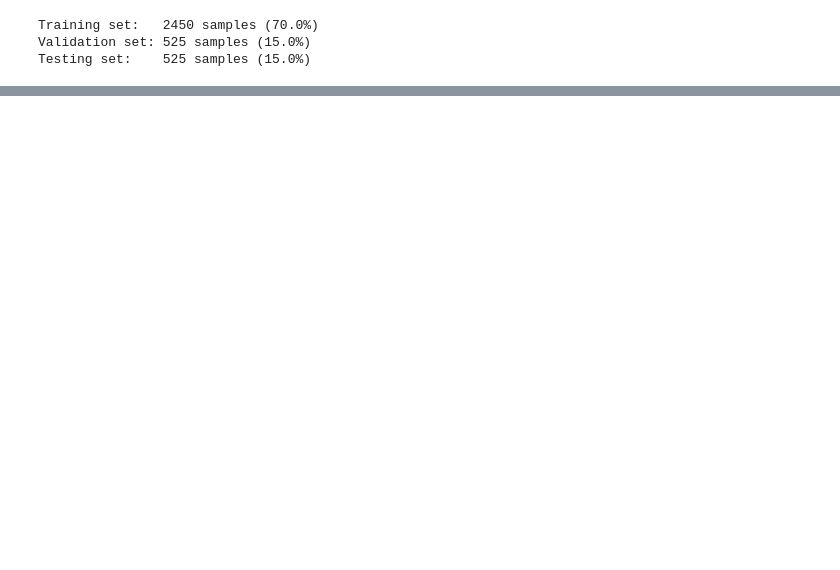
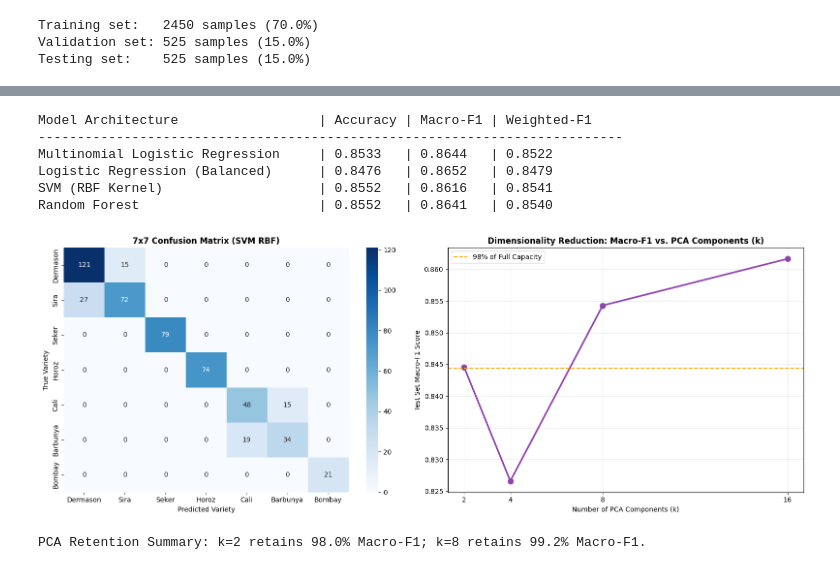
Before and after one commit to MuhammadaAbdullah70178208/AI101-ML-Assignment-70178208, a Jupyter notebook: A3_Dry_Bean_Recognition/A3_notebook.ipynb, the cells around one changed output, grey strips where cells are left out. Saved outputs shown, nothing was run; the diff lists cells and outputs as text; code cells hidden in the pictures; blank space fills up the shorter version.

```diff
--- a/A3_Dry_Bean_Recognition/A3_notebook.ipynb
+++ b/A3_Dry_Bean_Recognition/A3_notebook.ipynb
@@ -141,0 +103,69 @@ Components (k)  | Test Macro-F1   | % of Full Retention
+# %%
+# 5. Multi-Class Model Benchmarking (StandardScaler Pipelines)
+models_a3 = {
+    "Multinomial Logistic Regression": Pipeline([('scaler', StandardScaler()), ('clf', LogisticRegression(max_iter=1000, random_state=RANDOM_SEED))]),
+    "Logistic Regression (Balanced)": Pipeline([('scaler', StandardScaler()), ('clf', LogisticRegression(class_weight='balanced', max_iter=1000, random_state=RANDOM_SEED))]),
+    "SVM (RBF Kernel)": Pipeline([('scaler', StandardScaler()), ('clf', SVC(kernel='rbf', C=10.0, random_state=RANDOM_SEED))]),
+    "Random Forest": Pipeline([('scaler', StandardScaler()), ('clf', RandomForestClassifier(n_estimators=100, max_depth=12, random_state=RANDOM_SEED))])
+}
+
+res_a3 = {}
+print(f"{'Model Architecture':<35} | Accuracy | Macro-F1 | Weighted-F1")
+print("-" * 75)
+for name, pipe in models_a3.items():
+    pipe.fit(X_train, y_train)
+    preds = pipe.predict(X_test)
+    acc = accuracy_score(y_test, preds)
+    macro_f1 = f1_score(y_test, preds, average='macro')
+    weighted_f1 = f1_score(y_test, preds, average='weighted')
+    res_a3[name] = {"acc": acc, "macro_f1": macro_f1, "weighted_f1": weighted_f1, "preds": preds}
+    print(f"{name:<35} | {acc:.4f}   | {macro_f1:.4f}   | {weighted_f1:.4f}")
+# %% [output]
+Model Architecture                  | Accuracy | Macro-F1 | Weighted-F1
+---------------------------------------------------------------------------
+Multinomial Logistic Regression     | 0.8533   | 0.8644   | 0.8522
+Logistic Regression (Balanced)      | 0.8476   | 0.8652   | 0.8479
+SVM (RBF Kernel)                    | 0.8552   | 0.8616   | 0.8541
+Random Forest                       | 0.8552   | 0.8641   | 0.8540
+# %%
+# 6. Error Analysis: 7x7 Confusion Matrix & PCA Dimensionality Study
+best_preds = res_a3["SVM (RBF Kernel)"]["preds"]
+cm = confusion_matrix(y_test, best_preds, labels=classes)
+
+k_values = [2, 4, 8, 16]
+k_f1s = []
+for k in k_values:
+    p_k = Pipeline([
+        ('scaler', StandardScaler()),
+        ('pca', PCA(n_components=k, random_state=RANDOM_SEED)),
+        ('clf', SVC(kernel='rbf', C=10.0, random_state=RANDOM_SEED))
+    ])
+    p_k.fit(X_train, y_train)
+    pred_k = p_k.predict(X_test)
+    k_f1s.append(float(f1_score(y_test, pred_k, average='macro')))
+
+fig, axes = plt.subplots(1, 2, figsize=(16, 6))
+
+# Confusion Matrix
+sns.heatmap(cm, annot=True, fmt='d', cmap='Blues', ax=axes[0], xticklabels=classes, yticklabels=classes)
+axes[0].set_title("7x7 Confusion Matrix (SVM RBF)", fontsize=12, fontweight='bold')
+axes[0].set_xlabel("Predicted Variety")
+axes[0].set_ylabel("True Variety")
+
+# Macro-F1 vs PCA components
+axes[1].plot(k_values, k_f1s, marker='o', color='#8e44ad', lw=2.5, markersize=8)
+axes[1].axhline(k_f1s[-1] * 0.98, color='orange', linestyle='--', label='98% of Full Capacity')
+axes[1].set_title("Dimensionality Reduction: Macro-F1 vs. PCA Components (k)", fontsize=12, fontweight='bold')
+axes[1].set_xlabel("Number of PCA Components (k)")
+axes[1].set_ylabel("Test Set Macro-F1 Score")
+axes[1].set_xticks(k_values)
+axes[1].legend()
+axes[1].grid(True, alpha=0.3)
+
+plt.tight_layout()
+plt.show()
+
+print(f"PCA Retention Summary: k=2 retains {k_f1s[0]/k_f1s[-1]:.1%} Macro-F1; k=8 retains {k_f1s[2]/k_f1s[-1]:.1%} Macro-F1.")
+# %% [output]
+[figure, added]
+PCA Retention Summary: k=2 retains 98.0% Macro-F1; k=8 retains 99.2% Macro-F1.
```
Also changed, not shown: parts of 10 cells of this notebook, 8 other files.
